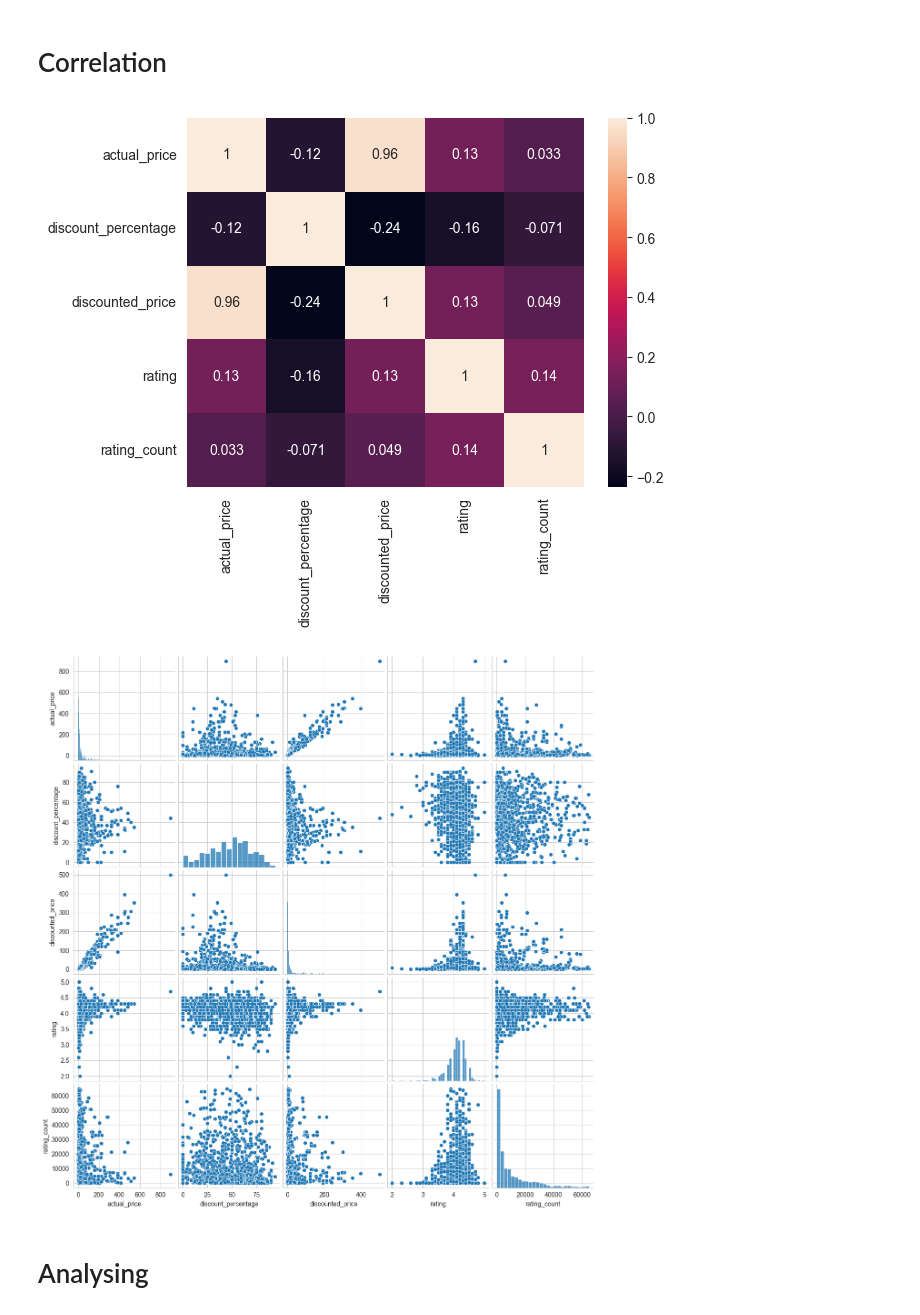
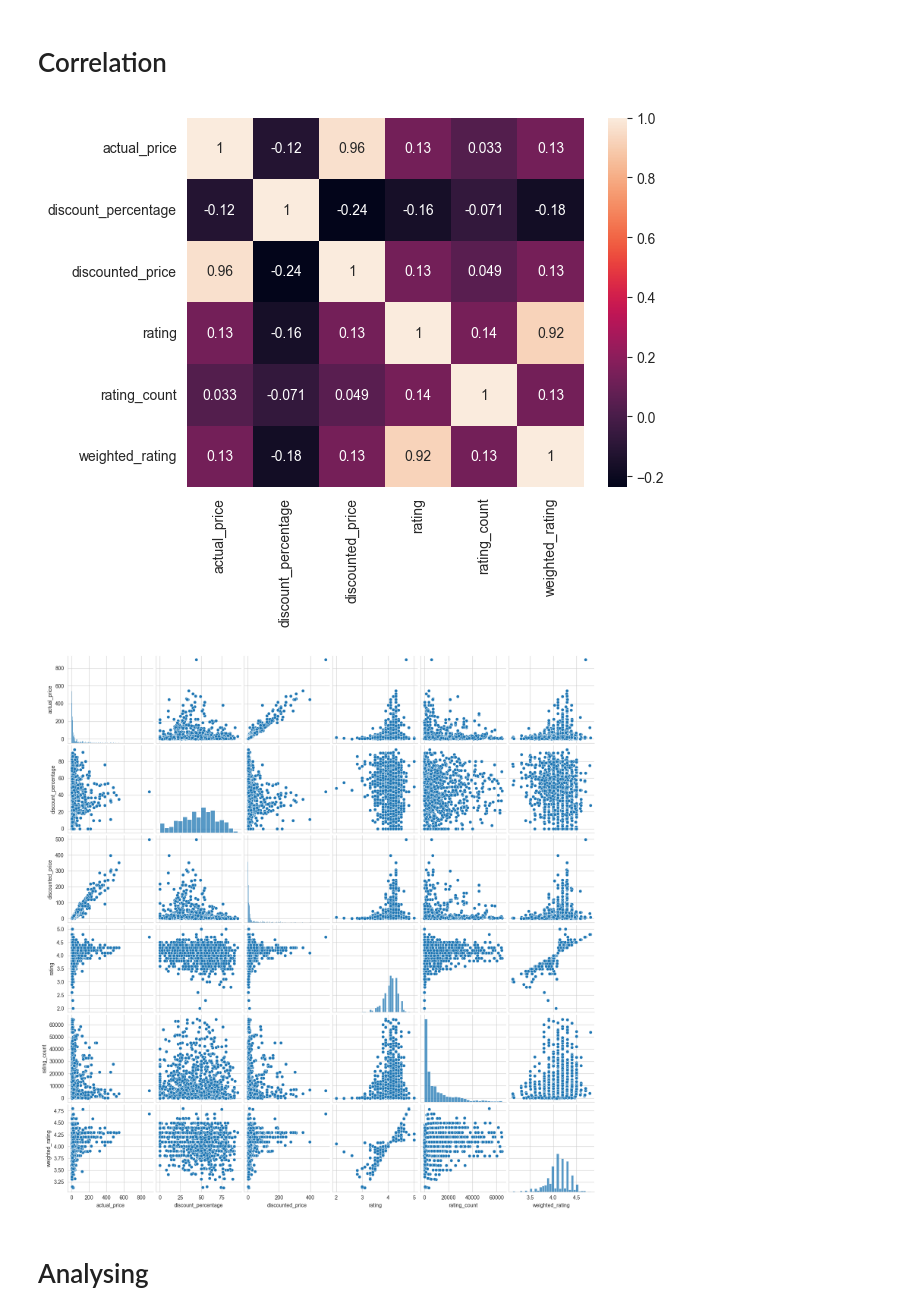
Before and after one commit to ParsaDEV15/Analysis-Projects, a Jupyter notebook: AmazonAnalysis/AmazonAnalysis.ipynb, the cells around one changed output. Drawn from its saved outputs; the diff is of its cells as text; code cells hidden in the pictures.

```diff
--- a/AmazonAnalysis/AmazonAnalysis.ipynb
+++ b/AmazonAnalysis/AmazonAnalysis.ipynb
@@ -147,16 +147,16 @@ sns.set_style("whitegrid")
 # %% [markdown]
 # Correlation
 # %%
-corr_df = df[['actual_price', 'discount_percentage', 'discounted_price', 'rating', 'rating_count']]
+corr_df = df[['actual_price', 'discount_percentage', 'discounted_price', 'rating', 'rating_count', 'weighted_rating']]
 corr = corr_df.corr()
 
 sns.heatmap(corr, annot=True)
 sns.pairplot(corr_df)
 
 plt.show()
 # %% [output]
-[figure, old version]
+[figure, new version]
-[figure, old version]
+[figure, new version]
 # %% [markdown]
 # Analysing
 # %% [markdown]
```
Also changed, not shown: parts of 19 cells of this notebook.
